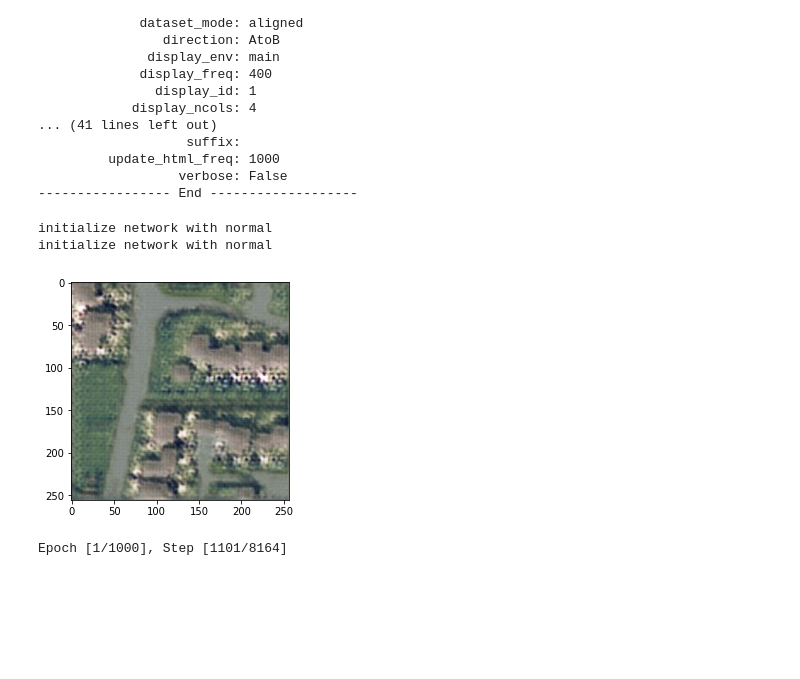
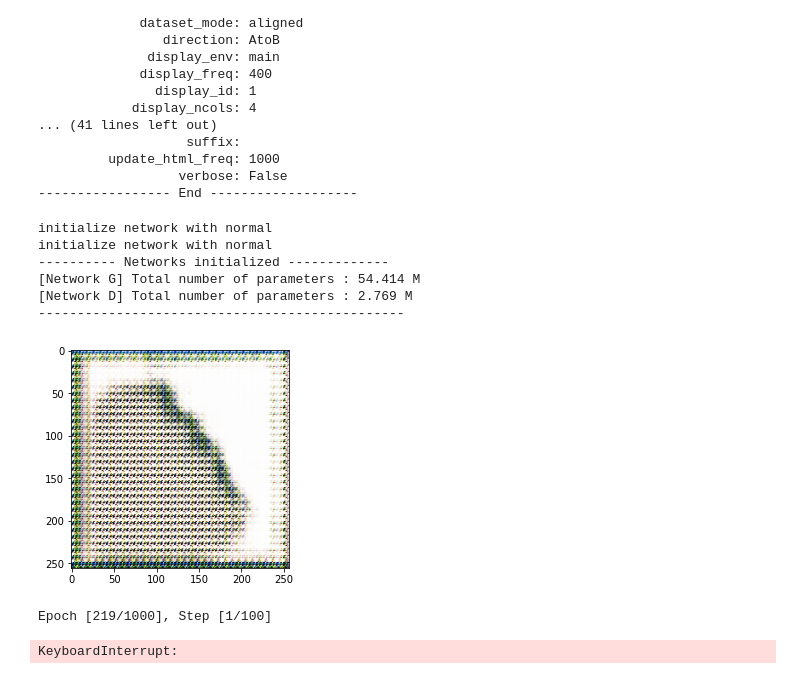
Before and after one commit to zolastro/DeepGenerativeStreets, a Jupyter notebook: Model.ipynb, the cells around one changed output. Saved outputs shown, nothing was run; the diff lists cells and outputs as text; code cells hidden in the pictures; blank space fills up the shorter version.

```diff
--- a/Model.ipynb
+++ b/Model.ipynb
@@ -1331,8 +1331,8 @@ else:
     root_dir_A = "/nobackup/sc19adpm/DeepStreetsData/trainA/"
     root_dir_B = "/nobackup/sc19adpm/DeepStreetsData/trainB/"
 
-paths_A = get_meta(root_dir_A)
-paths_B = get_meta(root_dir_B)
+paths_A = get_meta(root_dir_A)[:100]
+paths_B = get_meta(root_dir_B)[:100]
 
 data = {
     'A': paths_A,
@@ -1517,9 +1517,14 @@ opt = TrainOptions().parse()   # get training options
 ----------------- End -------------------
 # %%
 model = Pix2PixModel(opt)
+model.setup(opt)
 # %% [output]
 initialize network with normal
 initialize network with normal
+---------- Networks initialized -------------
+[Network G] Total number of parameters : 54.414 M
+[Network D] Total number of parameters : 2.769 M
+-----------------------------------------------
 # %%
 # Train the model
 train_loss_list = []
@@ -1534,36 +1539,37 @@ for epoch in range(num_epochs):
 
         model.set_input(inputs, targets)         # unpack data from dataset and apply preprocessing
         model.optimize_parameters()   # calculate loss functions, get gradients, update network weights
         model.forward()
 
 
 
         if (is_notebook) and (i % 100 == 0):
             clear_output(wait=True)
             plt.figure(0) # Here's the part I need
             img = tensor2im(model.fake_B)
             plt.imshow(img)
             plt.show()
             print('Epoch [{}/{}], Step [{}/{}]'
                   .format(epoch + 1, num_epochs, i+1, len(train_loader)))
 
         # Track the accuracy
     model.update_learning_rate()
-    print('Epoch [{}/{}], Loss_D: {:.4f},  Loss_G: {:.4f}'
-              .format(epoch + 1, num_epochs, loss_D_list[i],  loss_G_list[i]))
+    print('Epoch [{}/{}]'
+              .format(epoch + 1, num_epochs))
     if (not is_notebook) and (epoch % 5 == 0):
-        idx = random.randint(0, len(paths_A))
+        idx = random.randint(0, len(paths_A) - 1)
         img_A = Image.open(paths_A[idx])
         img = data_transform_A(img_A)
         img = torch.from_numpy(np.expand_dims(img, axis=0))
         img = img.to(model.device)
-        out = model(img)
+        out = model.netG(img)
         img_B_fake = tensor2im(out)
         img_B_real = Image.open(paths_B[idx])
         img = np.concatenate((img_A, img_B_fake, img_B_real), axis=1)
         plt.imshow(img)
         plt.show()
         plt.imsave('results/{}.jpg'.format(epoch), img)
 # %% [output]
-[figure, old version]
+[figure, new version]
-Epoch [1/1000], Step [1101/8164]
+Epoch [219/1000], Step [1/100]
+KeyboardInterrupt:
```
Also changed, not shown: parts of 1 cell of this notebook, 1 other file.
